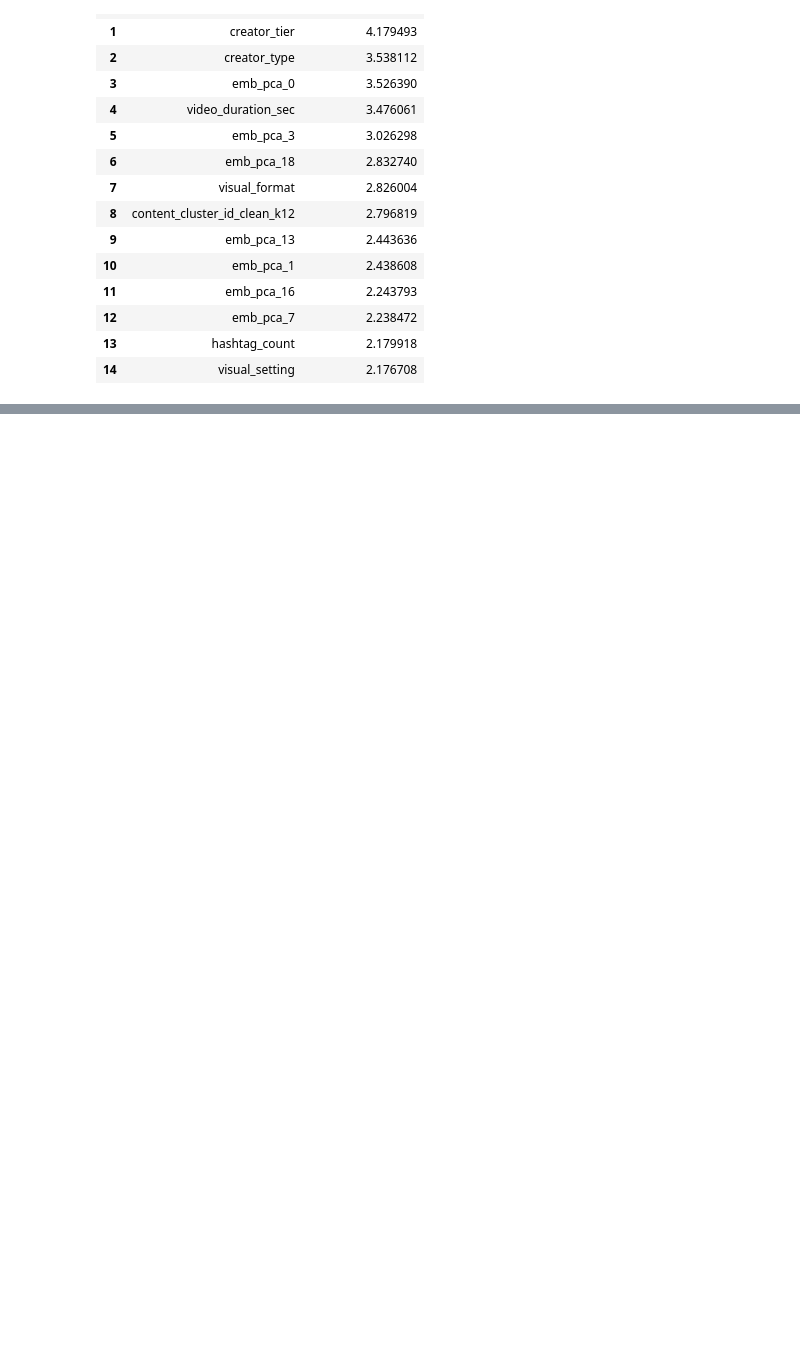
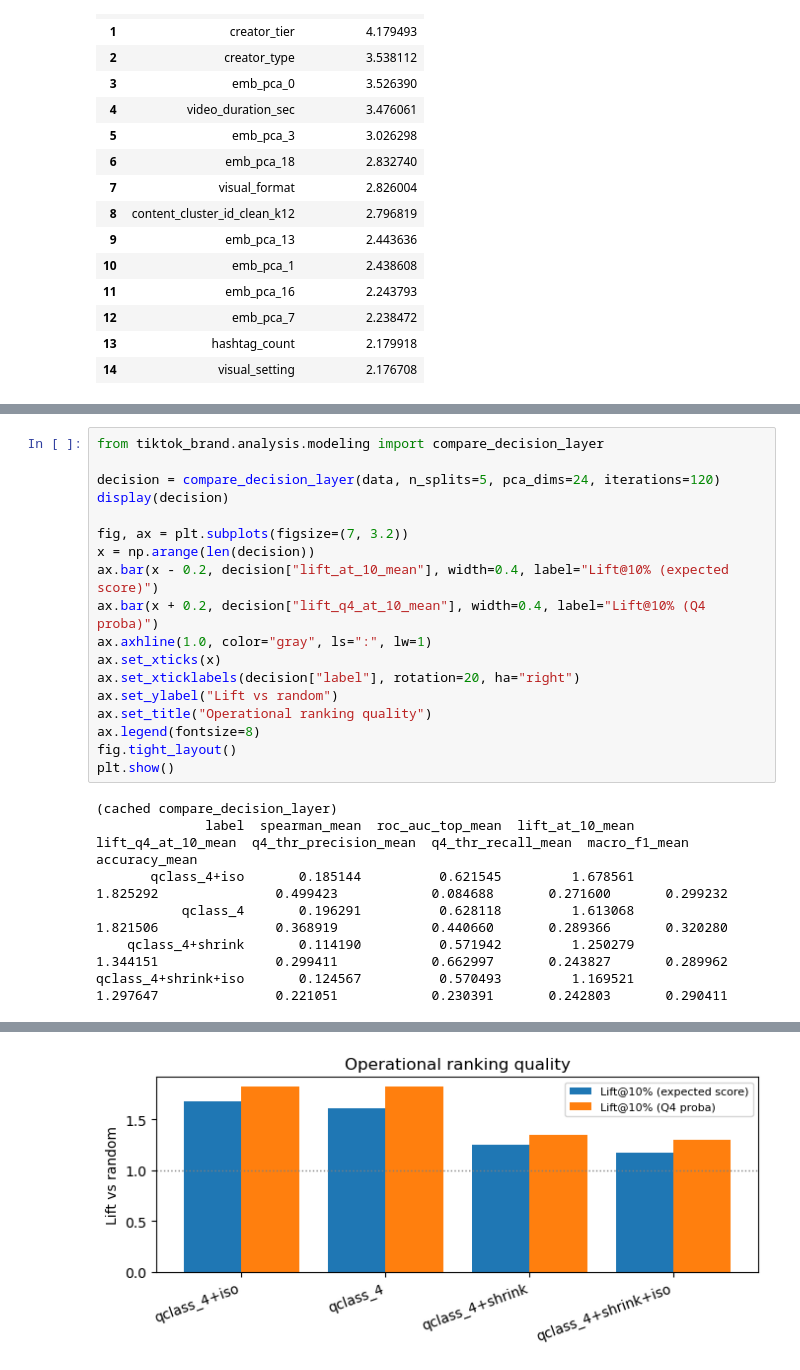
Before and after one commit to Sherry-max33/tiktok-brand-analytics, a Jupyter notebook: notebooks/03_engagement_modeling.ipynb, the cells around one changed output, grey strips where cells are left out. Cells and saved outputs as stored; diff of their text form; blank space fills up the shorter version.

```diff
--- a/notebooks/03_engagement_modeling.ipynb
+++ b/notebooks/03_engagement_modeling.ipynb
@@ -256,0 +408,25 @@ if cv[BEST].importances is not None:
+# %%
+from tiktok_brand.analysis.modeling import compare_decision_layer
+
+decision = compare_decision_layer(data, n_splits=5, pca_dims=24, iterations=120)
+display(decision)
+
+fig, ax = plt.subplots(figsize=(7, 3.2))
+x = np.arange(len(decision))
+ax.bar(x - 0.2, decision["lift_at_10_mean"], width=0.4, label="Lift@10% (expected score)")
+ax.bar(x + 0.2, decision["lift_q4_at_10_mean"], width=0.4, label="Lift@10% (Q4 proba)")
+ax.axhline(1.0, color="gray", ls=":", lw=1)
+ax.set_xticks(x)
+ax.set_xticklabels(decision["label"], rotation=20, ha="right")
+ax.set_ylabel("Lift vs random")
+ax.set_title("Operational ranking quality")
+ax.legend(fontsize=8)
+fig.tight_layout()
+plt.show()
+# %% [output]
+(cached compare_decision_layer)
+              label  spearman_mean  roc_auc_top_mean  lift_at_10_mean  lift_q4_at_10_mean  q4_thr_precision_mean  q4_thr_recall_mean  macro_f1_mean  accuracy_mean
+       qclass_4+iso       0.185144          0.621545         1.678561            1.825292               0.499423            0.084688       0.271600       0.299232
+           qclass_4       0.196291          0.628118         1.613068            1.821506               0.368919            0.440660       0.289366       0.320280
+    qclass_4+shrink       0.114190          0.571942         1.250279            1.344151               0.299411            0.662997       0.243827       0.289962
+qclass_4+shrink+iso       0.124567          0.570493         1.169521            1.297647               0.221051            0.230391       0.242803       0.290411
@@ -256,0 +438 @@ if cv[BEST].importances is not None:
+[figure, added]
```
Also changed, not shown: parts of 33 cells of this notebook, 12 other files.
